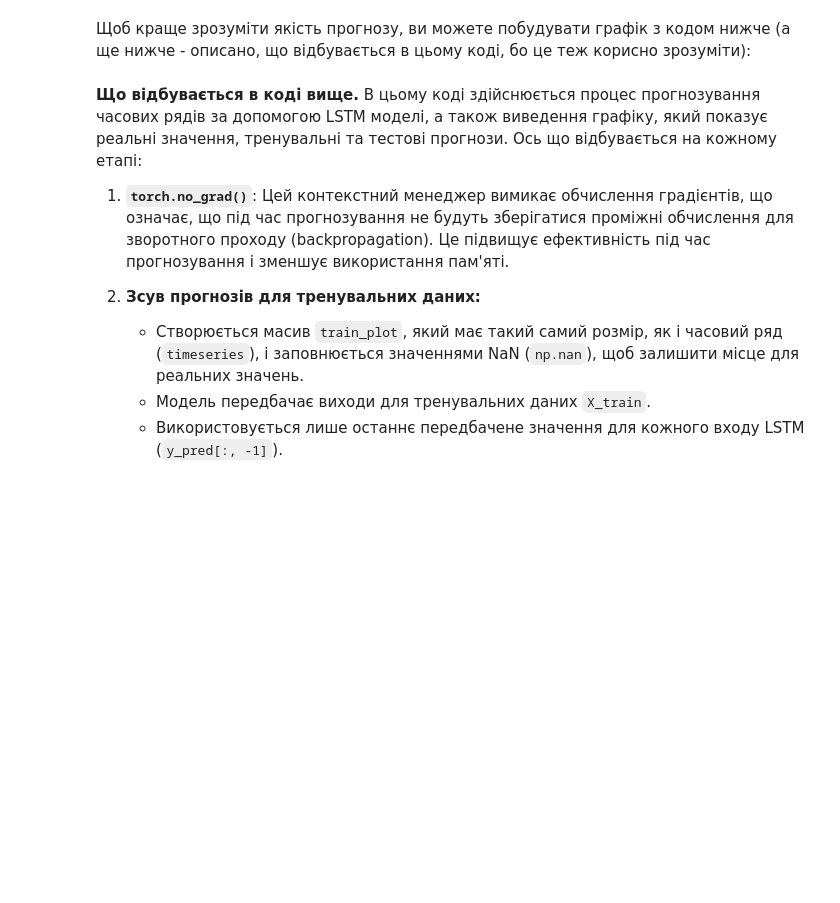
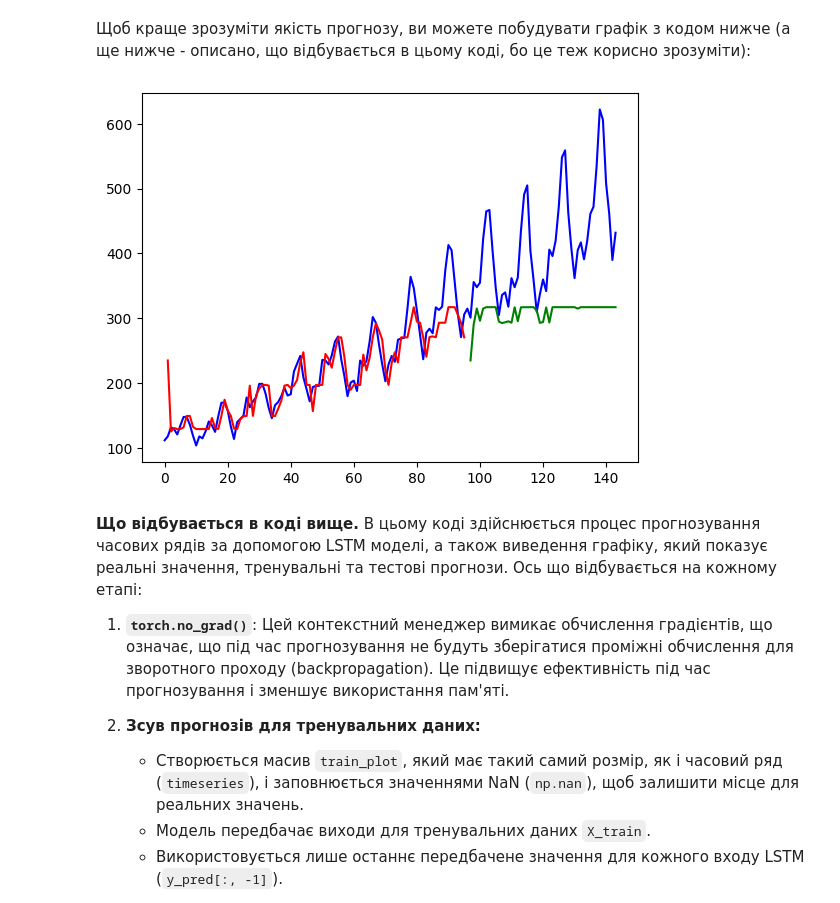
Before and after one commit to sekhahelina/ML_tasks, a Jupyter notebook: Module4/LSTM_для_прогнозування_часових_рядів.ipynb, the cells around one changed output. Saved outputs shown, nothing was run; the diff lists cells and outputs as text; code cells hidden in the pictures; blank space fills up the shorter version.

```diff
--- a/Module4/LSTM_для_прогнозування_часових_рядів.ipynb
+++ b/Module4/LSTM_для_прогнозування_часових_рядів.ipynb
@@ -30,3 +30,6 @@ display(df.head())
 | 1949-05 | 121 |
 # %% [markdown]
 **Завдання 1.** Створіть змінну типу `numpy.ndarray`, яка містить значення кількості пасажирів в форматі `float32`. Такий формат даних нам треба для тренування нейромережі.
+# %%
+passengers = df['Passengers'].values.astype(np.float32)
+passengers
@@ -93,3 +143,35 @@ torch.Size([47, 1]) torch.Size([47, 1])
    - Пропустити вихід LSTM через лінійний шар для отримання остаточного прогнозу.
 
 Створіть об'єкт класу `AirModel` зі значеннями параметрів `hidden_size=50`, `num_layers=1` і протестуйте роботу моделі на вхідному тензорі `tensor([[112.]])`. На цьому етапі ми маємо переконатись, що модель здатна генерувати передбачення з рандомно ініційованими вагами.
+# %%
+import torch
+import torch.nn as nn
+
+class AirModel(nn.Module):
+    def __init__(self, input_size, hidden_size, num_layers):
+        super(AirModel, self).__init__()
+        self.hidden_size = hidden_size
+        self.num_layers = num_layers
+
+        # LSTM шар
+        self.lstm = nn.LSTM(input_size, hidden_size, num_layers, batch_first=True)
+
+        # Повнозвязний шар
+        self.fc = nn.Linear(hidden_size, 1)
+
+    def forward(self, x):
+        out, _ = self.lstm(x)
+        out = self.fc(out)
+        return out
+
+
+input_size = 1
+hidden_size = 50
+model = AirModel(input_size, hidden_size, 1)
+model
+
+test_input = X_train[0].unsqueeze(0)
+test_output = model(test_input)
+
+print("Вхідний тензор:", test_input)
+print("Вихідний прогноз:", test_output)
@@ -131,25 +277,29 @@ Epoch 100: train RMSE 9.8765, test RMSE 12.3456
 # %% [markdown]
 Щоб краще зрозуміти якість прогнозу, ви можете побудувати графік з кодом нижче (а ще нижче - описано, що відбувається в цьому коді, бо це теж корисно зрозуміти):
 # %%
+
+
 def plot_predicts():
   with torch.no_grad():
       # Зсув прогнозів для тренувальних даних
-      train_plot = np.ones_like(timeseries) * np.nan
+      train_plot = np.ones_like(passengers) * np.nan
       y_pred = model(X_train)
       y_pred = y_pred[:, -1]
       train_plot[lookback:train_size] = model(X_train)[:, -1]
 
       # Зсув прогнозів для тестових даних
-      test_plot = np.ones_like(timeseries) * np.nan
-      test_plot[train_size+lookback:len(timeseries)] = model(X_test)[:, -1]
+      test_plot = np.ones_like(passengers) * np.nan
+      test_plot[train_size+lookback:len(passengers)] = model(X_test)[:, -1]
 
   # Візуалізація результатів
-  plt.plot(timeseries, c='b')  # Реальні дані
+  plt.plot(passengers, c='b')  # Реальні дані
   plt.plot(train_plot, c='r')  # Прогнози на тренувальних даних
   plt.plot(test_plot, c='g')   # Прогнози на тестових даних
   plt.show()
 
 plot_predicts()
+# %% [output]
+[figure, added]
 # %% [markdown]
 **Що відбувається в коді вище.** В цьому коді здійснюється процес прогнозування часових рядів за допомогою LSTM моделі, а також виведення графіку, який показує реальні значення, тренувальні та тестові прогнози. Ось що відбувається на кожному етапі:
 
```
Also changed, not shown: parts of 13 cells of this notebook.
